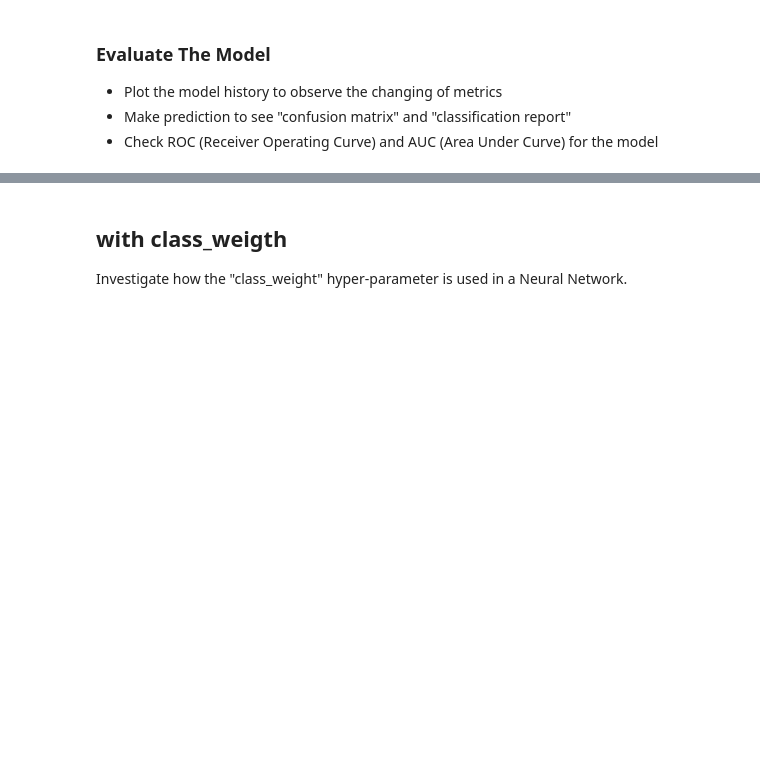
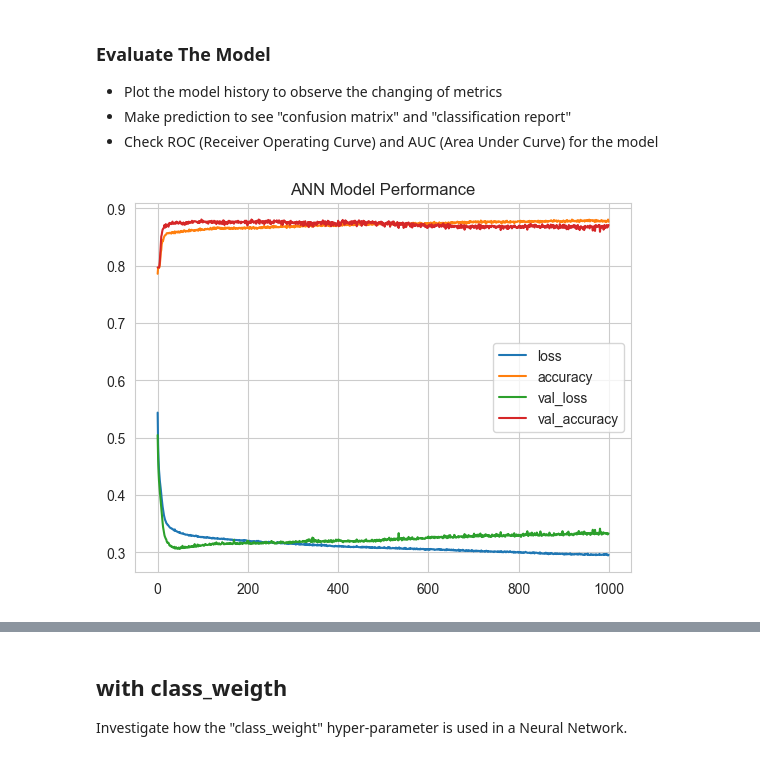
Before and after one commit to 0xArwa/churn-prediction-ann, a Jupyter notebook: DL-Assignment-1 (Classification with ANN-Churn Prediction)-Student.ipynb, the cells around one changed output, grey strips where cells are left out. Saved outputs shown, nothing was run; the diff lists cells and outputs as text; code cells hidden in the pictures; blank space fills up the shorter version.

```diff
--- a/DL-Assignment-1 (Classification with ANN-Churn Prediction)-Student.ipynb
+++ b/DL-Assignment-1 (Classification with ANN-Churn Prediction)-Student.ipynb
@@ -230,0 +315,4 @@ categorical_features = ['IsActiveMember', 'HasCrCard', 'Gender' ,'Geography']
+# %%
+# MinMax Scaler
+X_train = minmax_scaler.fit_transform(X_train)
+X_test = minmax_scaler.transform(X_test)
@@ -234,3 +373,17 @@ categorical_features = ['IsActiveMember', 'HasCrCard', 'Gender' ,'Geography']
 ## without class_weigth
 # %% [markdown]
 ### Create The Model
+# %%
+set_seed() # must reset the seed in each model's , otherwise it will produce diffrent results
+
+# using keras Sequential API
+
+# ann model archticture
+model = Sequential(
+    [
+        Input(shape = X_train.shape[1]), # input layer
+        Dense(units = 20, activation = 'relu'), # hidden layer (1)
+        Dense(units = 10, activation = 'relu'), # hidden layer (2)
+        Dense(units = 1, activation ='sigmoid'), # output layer - binary classification
+    ]
+)
@@ -236,0 +408,5 @@ categorical_features = ['IsActiveMember', 'HasCrCard', 'Gender' ,'Geography']
+# %%
+optimizer = Adam()  # default alpha
+model.compile(optimizer = optimizer, loss = 'binary_crossentropy', metrics=['accuracy'])
+# %%
+model.fit(x = X_train, y = y_train, validation_split = 0.15, batch_size = 128, epochs = 1000);
@@ -240,3 +434,9 @@ categorical_features = ['IsActiveMember', 'HasCrCard', 'Gender' ,'Geography']
 - Plot the model history to observe the changing of metrics
 - Make prediction to see "confusion matrix" and "classification report"
 - Check ROC (Receiver Operating Curve) and AUC (Area Under Curve) for the model
+# %%
+acc = pd.DataFrame(model.history.history)
+acc.plot()
+plt.title('ANN Model Performance');
+# %% [output]
+[figure, added]
```
Also changed, not shown: parts of 96 cells of this notebook.
